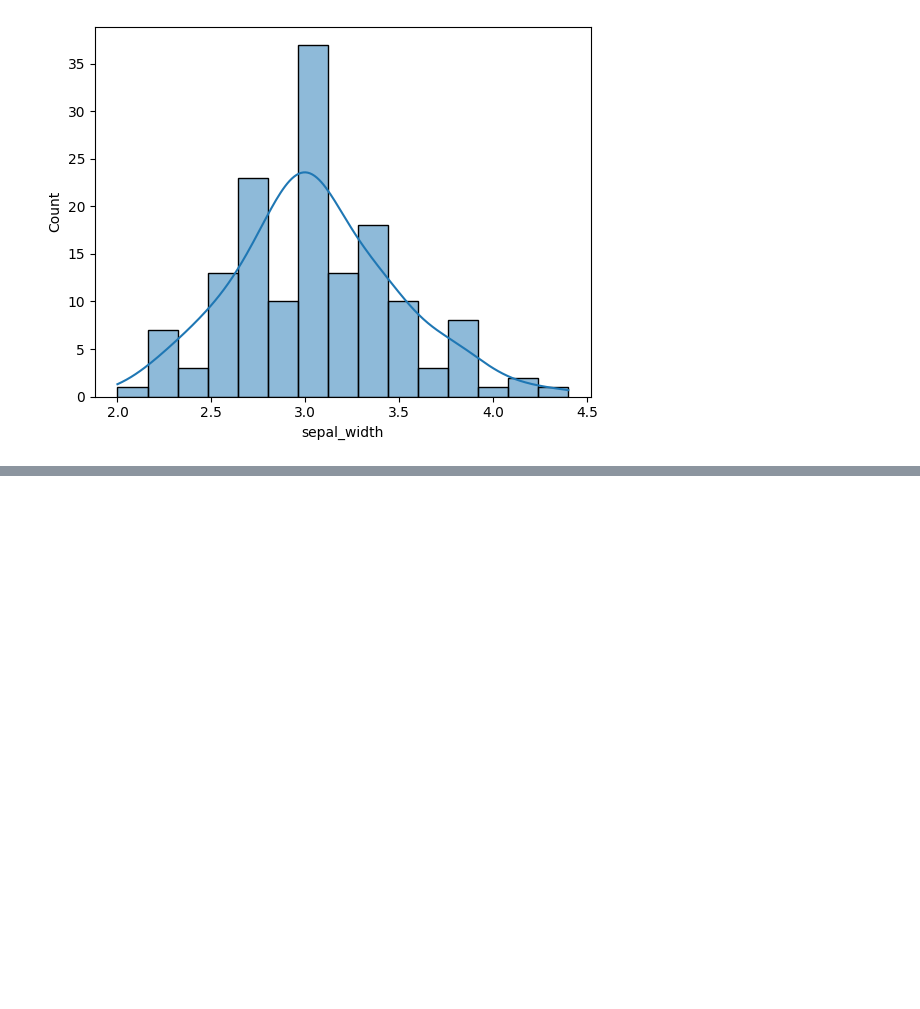
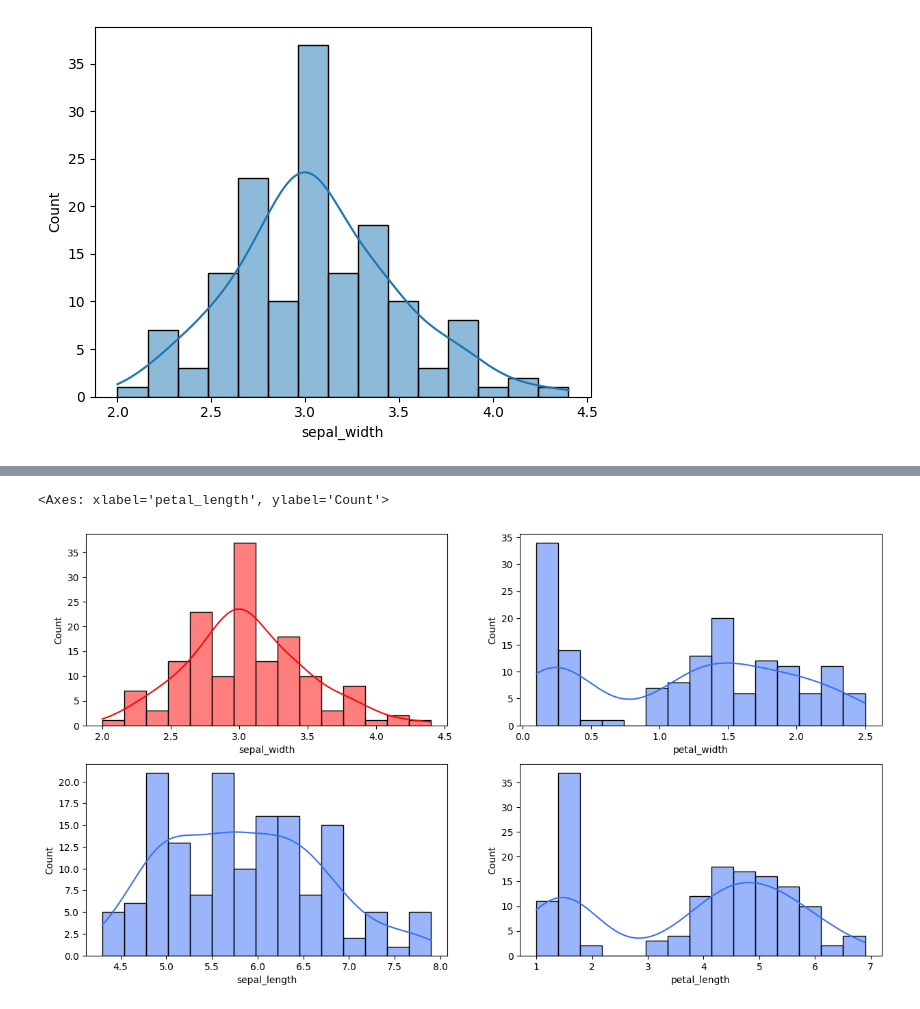
Before and after one commit to Pragya9026/digipodium, a Jupyter notebook: visualization.ipynb, the cells around one changed output, grey strips where cells are left out. Saved outputs shown, nothing was run; the diff lists cells and outputs as text; code cells hidden in the pictures; blank space fills up the shorter version.

```diff
--- a/visualization.ipynb
+++ b/visualization.ipynb
@@ -42,0 +61,10 @@ FileNotFoundError: [Errno 2] No such file or directory: 'sepal_width_hist.png'
+# %%
+sns.set_palette('rainbow')
+fig, ax = plt.subplots(figsize= (15,8), ncols=2, nrows=2)
+sns.histplot(iris, x='sepal_width', bins=15,  kde=True, ax=ax[0,0], color='red')
+sns.histplot(iris, x='petal_width', bins=15,  kde=True, ax=ax[0,1])
+sns.histplot(iris, x='sepal_length', bins=15,  kde=True, ax=ax[1,0])
+sns.histplot(iris, x='petal_length', bins=15,  kde=True, ax=ax[1,1])
+# %% [output]
+<Axes: xlabel='petal_length', ylabel='Count'>
+[figure, added]
```
Also changed, not shown: parts of 9 cells of this notebook, 1 other file.
